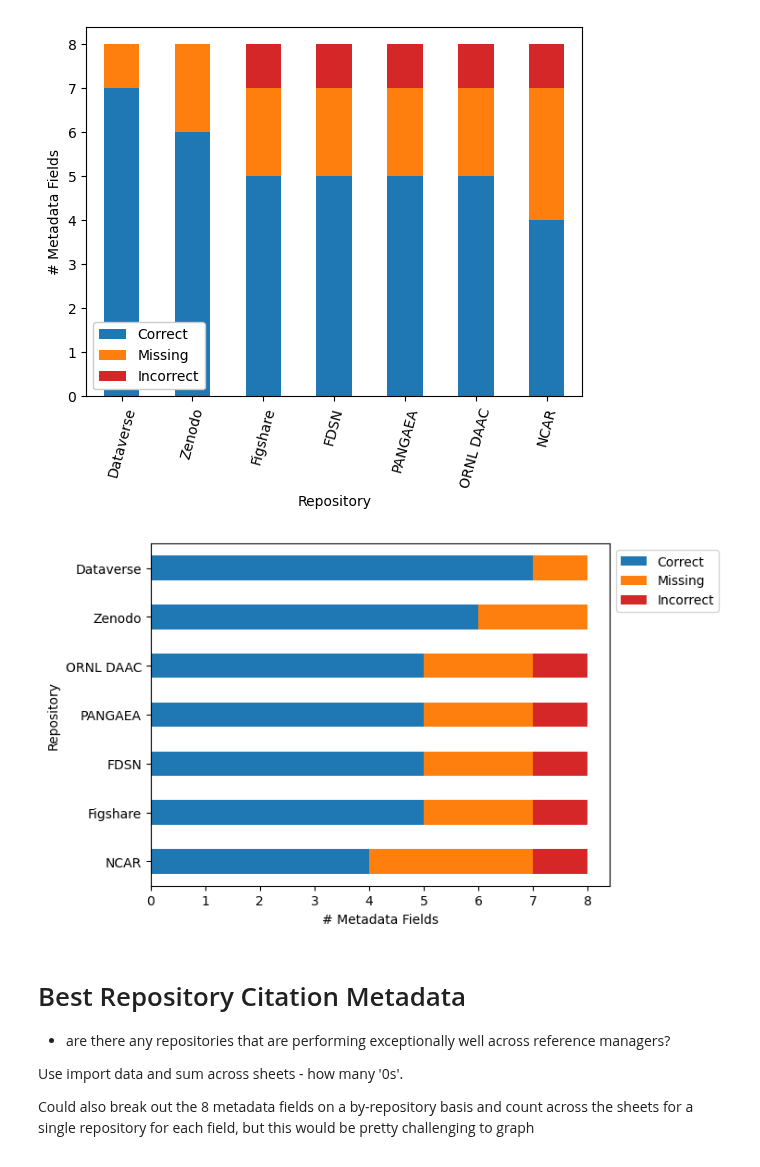
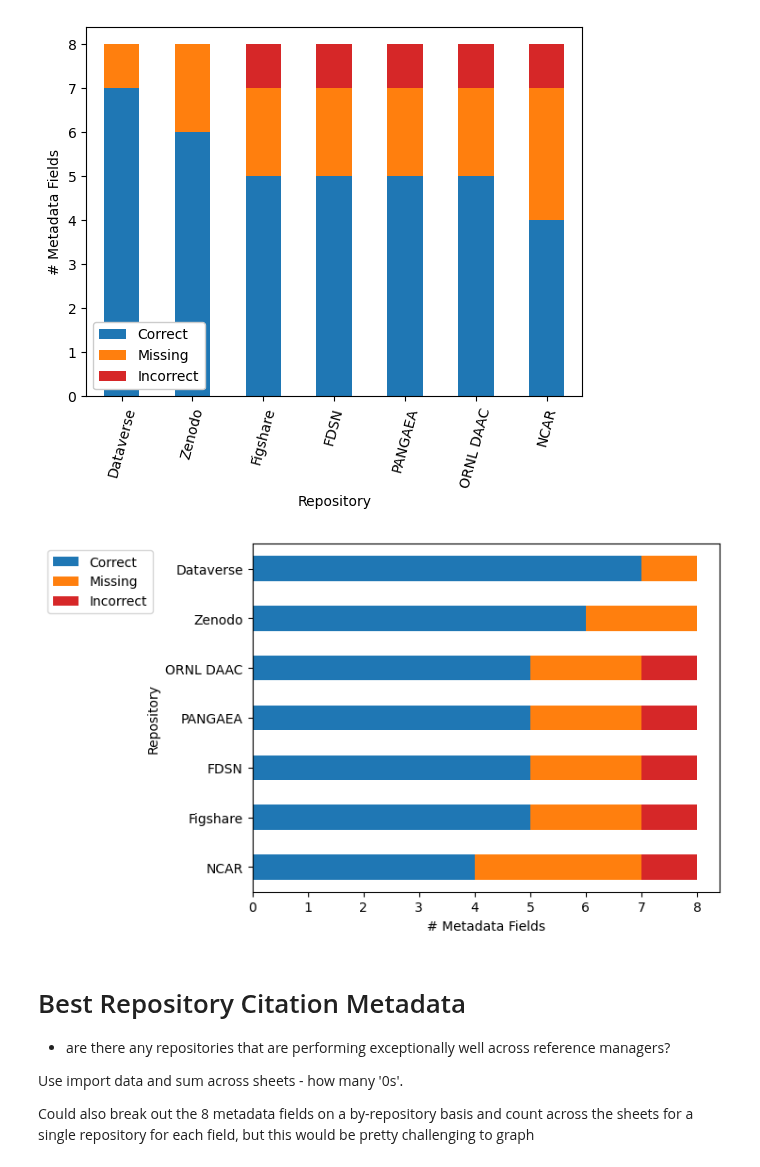
Before and after one commit to kvrouwenvelder/reference-manager-analysis, a Jupyter notebook: reference-manager-citations-ESIP.ipynb, the cells around one changed output. Saved outputs shown, nothing was run; the diff lists cells and outputs as text; code cells hidden in the pictures.

```diff
--- a/reference-manager-citations-ESIP.ipynb
+++ b/reference-manager-citations-ESIP.ipynb
@@ -424,29 +424,29 @@ bibtex_sort.to_csv(str(filepath+filename+filename2+'.csv')) # Save CSV of df wit
 fig.savefig((filepath+filename+filename2+'_bar'+'.png'),dpi=300,bbox_inches='tight')
 # %% [output]
 [figure]
-# %%
-# Horizontal version
-
-# Sort fields (filter by only repos offering bibtex export and sort by # correct)
-bibtex_sort2 = bibtex.loc[bibtex['export-exists']==0.0].sort_values(by=['count_correct_im'],ascending = True)
-
-# Graph
-ax2 = bibtex_sort2.plot.barh(x = 'Repository', y = ['count_correct_im','count_missing_im','count_incorrect_im'],
-                           stacked = True,
-                           label = ['Correct', 'Missing','Incorrect'],
-                          color = ['tab:blue','tab:orange','tab:red'])
-plt.xlabel('# Metadata Fields')
-
-# Get x labels
-ax2.legend(bbox_to_anchor = (1., 1))
-
-plt.show()
-
-# Save fig
-
-fig.savefig((filepath+filename+filename2+'_bar_horiz'+'.png'),dpi=300,bbox_inches='tight')
-# %% [output]
-[figure, removed]
+# %%
+# Horizontal version
+
+# Sort fields (filter by only repos offering bibtex export and sort by # correct)
+bibtex_sort2 = bibtex.loc[bibtex['export-exists']==0.0].sort_values(by=['count_correct_im'],ascending = True)
+
+# Graph
+ax2 = bibtex_sort2.plot.barh(x = 'Repository', y = ['count_correct_im','count_missing_im','count_incorrect_im'],
+                           stacked = True,
+                           label = ['Correct', 'Missing','Incorrect'],
+                          color = ['tab:blue','tab:orange','tab:red'])
+plt.xlabel('# Metadata Fields')
+
+# Get x labels
+ax2.legend(bbox_to_anchor = (-0.2, 1))
+
+plt.show()
+
+# Save fig
+
+fig.savefig((filepath+filename+filename2+'_bar_horiz'+'.png'),dpi=300,bbox_inches='tight')
+# %% [output]
+[figure, added]
 # %% [markdown]
 # Best Repository Citation Metadata
 
```
Also changed, not shown: parts of 5 cells of this notebook, 1 other file.
